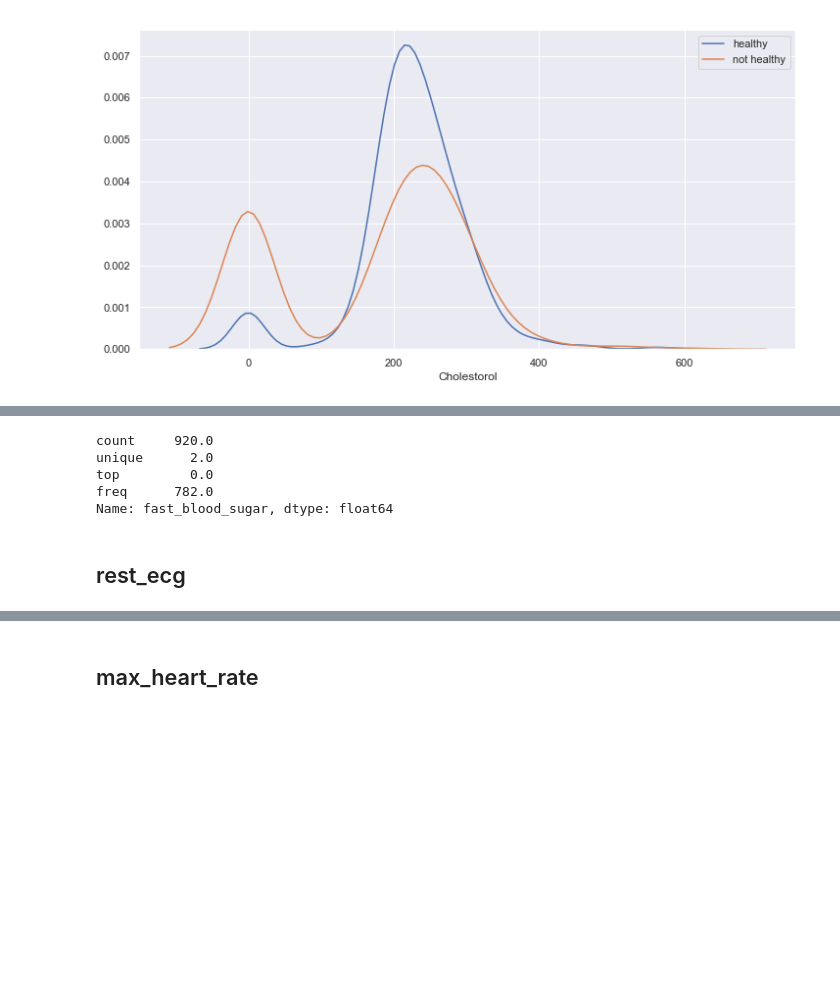
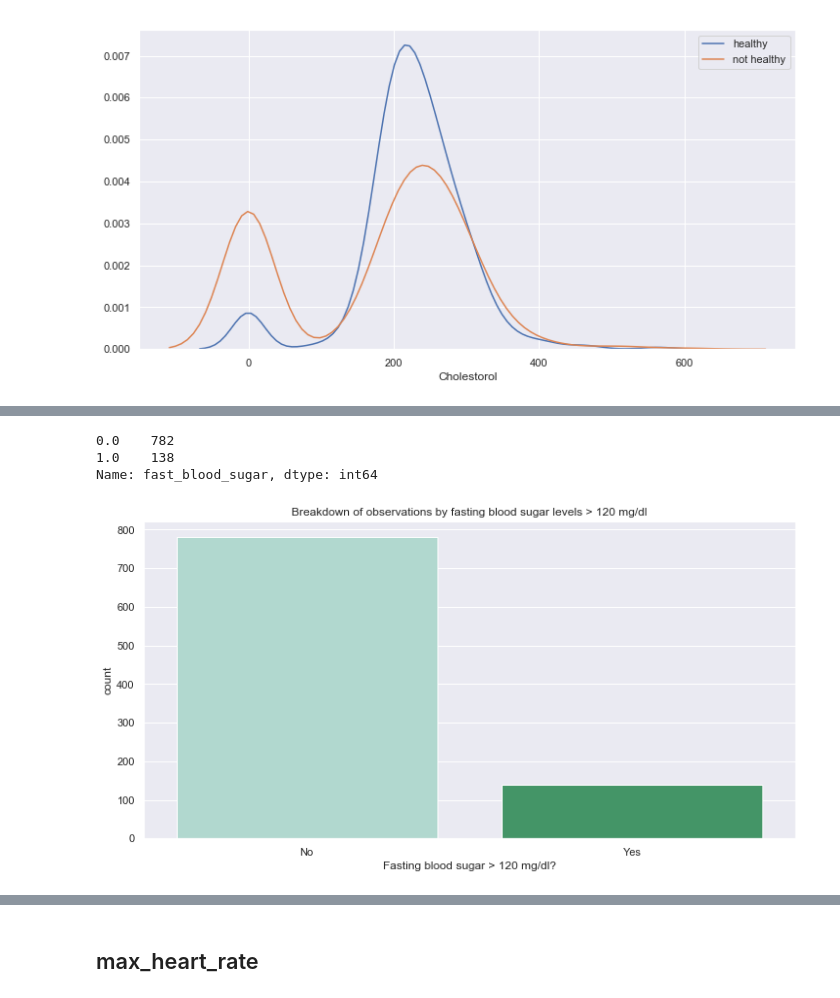
Before and after one commit to dimitraz/medical-data, a Jupyter notebook: Data Wrangling 2.ipynb, the cells around one changed output, grey strips where cells are left out. Drawn from its saved outputs; the diff is of its cells as text; code cells hidden in the pictures; blank space fills up the shorter version.

Commit message:
Fasting blood sugar, rest ecg

```diff
--- a/Data Wrangling 2.ipynb
+++ b/Data Wrangling 2.ipynb
@@ -523,10 +530,14 @@ plt.show()
 # %%
-df.fast_blood_sugar.describe()
+df.fast_blood_sugar.value_counts()
 # %% [output]
-count     920.0
-unique      2.0
-top         0.0
-freq      782.0
-Name: fast_blood_sugar, dtype: float64
+0.0    782
+1.0    138
+Name: fast_blood_sugar, dtype: int64
-# %% [markdown]
-## rest_ecg
+# %%
+ax = sns.countplot(x="fast_blood_sugar", data=df, palette="BuGn")
+ax.set_title("Breakdown of observations by fasting blood sugar levels > 120 mg/dl")
+ax.set_xticklabels(["No", "Yes"])
+ax.set_xlabel("Fasting blood sugar > 120 mg/dl?")
+plt.show()
+# %% [output]
+[figure, added]
```
Also changed, not shown: parts of 13 cells of this notebook.
